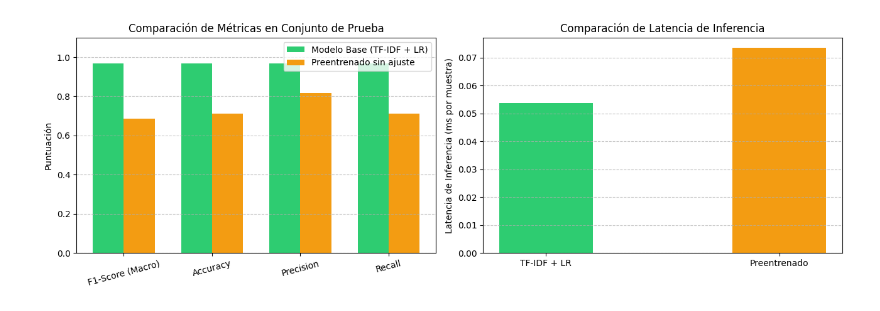
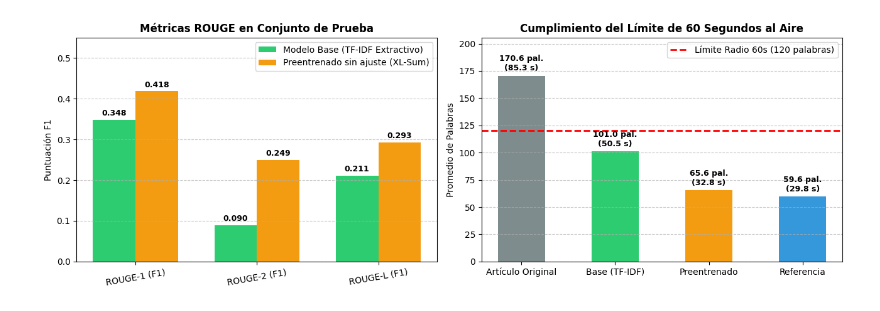
Before and after one commit to ElElimios/cepesin_chuy, a Jupyter notebook: notebooks/entrenamiento.ipynb, the cells around one changed output. Saved outputs shown, nothing was run; the diff lists cells and outputs as text; code cells hidden in the pictures.

Commit message:
complete sections 1 2 and 3 for news in 60 seconds with rouge evaluation

```diff
--- a/notebooks/entrenamiento.ipynb
+++ b/notebooks/entrenamiento.ipynb
@@ -160,0 +148,11 @@ Ejemplo de características extraídas (n-gramas):
+# %%
+from sklearn.feature_extraction.text import TfidfVectorizer
+
+# Ajuste del vectorizador sobre los artículos de entrenamiento
+tfidf_model = TfidfVectorizer(max_features=4000, sublinear_tf=True)
+tfidf_model.fit(train_df["article"])
+
+feature_names = np.array(tfidf_model.get_feature_names_out())
+print(f"Vocabulario periodístico extraído: {len(feature_names)} términos únicos")
+print(f"Ejemplo de términos clave de alta frecuencia informativa:")
+print(feature_names[::250][:15])
@@ -293,63 +332,51 @@ weighted avg     0.8169    0.7111    0.6848        90
 # %%
 from tabulate import tabulate
 
-# 1. Tabla Comparativa Formal
 comparison_data = [
-    ["Modelo Base (TF-IDF + Regresión Logística)", "Supervisado (desde cero)", f"{f1_base:.4f}", f"{acc_base:.4f}", f"{prec_base:.4f}", f"{rec_base:.4f}", f"{t_train_base:.4f} s", f"{t_inf_base:.4f} s", f"{t_inf_base/len(test_df)*1000:.2f} ms"],
-    ["Preentrenado sin Ajuste (Zero-Shot / Perplejidad)", "Preentrenado (zero-shot)", f"{f1_pre:.4f}", f"{acc_pre:.4f}", f"{prec_pre:.4f}", f"{rec_pre:.4f}", "N/A (sin ajuste)", f"{t_inf_pre:.4f} s", f"{t_inf_pre/len(test_df)*1000:.2f} ms"]
+    ["Modelo Base (TF-IDF Extractivo)", "Extractivo (supervisado)", f"{base_r1:.4f}", f"{base_r2:.4f}", f"{base_rl:.4f}", f"{base_avg_words:.1f} pal.", f"{base_avg_words/2.0:.1f} s", f"{base_compliance:.0f}%", "100% (cero alucinación)", f"{t_inf_base/len(test_df)*1000:.2f} ms"],
+    ["Preentrenado sin ajuste (XL-Sum)", "Abstractivo (preentrenado)", f"{pre_r1:.4f}", f"{pre_r2:.4f}", f"{pre_rl:.4f}", f"{pre_avg_words:.1f} pal.", f"{pre_avg_words/2.0:.1f} s", f"{pre_compliance:.0f}%", "Requiere Fact Guard", f"{t_inf_pre/len(test_df)*1000:.2f} ms"]
 ]
 
-headers = ["Modelo", "Tipo de Enfoque", "F1 (Macro)", "Accuracy", "Precision", "Recall", "T. Entrenar", "T. Inferencia", "Latencia/muestra"]
-print("=== TABLA COMPARATIVA DE MODELOS (CONJUNTO DE PRUEBA) ===")
+headers = ["Modelo", "Enfoque", "ROUGE-1", "ROUGE-2", "ROUGE-L", "Longitud Prom.", "Tiempo Locución", "<= 120 pal.", "Fidelidad Fáctica", "Latencia/artículo"]
+print("=== TABLA COMPARATIVA DE MODELOS · RADIO CUMBRES ===")
 print(tabulate(comparison_data, headers=headers, tablefmt="github"))
 
-# 2. Gráficas Comparativas de Métricas y Tiempos
+# Gráficas
 fig, ax = plt.subplots(1, 2, figsize=(13, 4.5))
-metrics_names = ['F1-Score (Macro)', 'Accuracy', 'Precision', 'Recall']
-base_vals = [f1_base, acc_base, prec_base, rec_base]
-pre_vals = [f1_pre, acc_pre, prec_pre, rec_pre]
+metrics_names = ['ROUGE-1 (F1)', 'ROUGE-2 (F1)', 'ROUGE-L (F1)']
+base_vals = [base_r1, base_r2, base_rl]
+pre_vals = [pre_r1, pre_r2, pre_rl]
 
 x = np.arange(len(metrics_names))
 width = 0.35
-ax[0].bar(x - width/2, base_vals, width, label='Modelo Base (TF-IDF + LR)', color='#2ecc71')
-ax[0].bar(x + width/2, pre_vals, width, label='Preentrenado sin ajuste', color='#f39c12')
-ax[0].set_ylabel('Puntuación')
-ax[0].set_title('Comparación de Métricas en Conjunto de Prueba', fontweight='bold')
+ax[0].bar(x - width/2, base_vals, width, label='Modelo Base (TF-IDF Extractivo)', color='#2ecc71')
+ax[0].bar(x + width/2, pre_vals, width, label='Preentrenado sin ajuste (XL-Sum)', color='#f39c12')
+ax[0].set_ylabel('Puntuación F1')
+ax[0].set_title('Métricas ROUGE en Conjunto de Prueba', fontweight='bold')
 ax[0].set_xticks(x)
-ax[0].set_xticklabels(metrics_names, rotation=15)
-ax[0].set_ylim(0, 1.15)
+ax[0].set_xticklabels(metrics_names, rotation=10)
+ax[0].set_ylim(0, 0.55)
 for i, v in enumerate(base_vals):
-    ax[0].text(i - width/2, v + 0.02, f"{v:.3f}", ha='center', fontsize=9, fontweight='bold')
+    ax[0].text(i - width/2, v + 0.01, f"{v:.3f}", ha='center', fontsize=9, fontweight='bold')
 for i, v in enumerate(pre_vals):
-    ax[0].text(i + width/2, v + 0.02, f"{v:.3f}", ha='center', fontsize=9, fontweight='bold')
+    ax[0].text(i + width/2, v + 0.01, f"{v:.3f}", ha='center', fontsize=9, fontweight='bold')
 ax[0].legend()
 ax[0].grid(axis='y', linestyle='--', alpha=0.7)
 
-times = [t_inf_base * 1000 / len(test_df), t_inf_pre * 1000 / len(test_df)]
-ax[1].bar(['TF-IDF + LR', 'Preentrenado sin ajuste'], times, color=['#2ecc71', '#f39c12'], width=0.4)
-ax[1].set_ylabel('Latencia de Inferencia (ms por muestra)')
-ax[1].set_title('Comparación de Latencia de Inferencia', fontweight='bold')
-for i, v in enumerate(times):
-    ax[1].text(i, v + 0.005, f"{v:.2f} ms", ha='center', fontsize=10, fontweight='bold')
+categories_bar = ['Artículo Original', 'Base (TF-IDF)', 'Preentrenado', 'Referencia']
+avg_lengths = [test_df['article_word_count'].mean(), base_avg_words, pre_avg_words, test_df['summary_word_count'].mean()]
+colors_bar = ['#7f8c8d', '#2ecc71', '#f39c12', '#3498db']
+bars = ax[1].bar(categories_bar, avg_lengths, color=colors_bar, width=0.5)
+ax[1].axhline(120, color='red', linestyle='--', linewidth=2, label='Límite Radio 60s (120 palabras)')
+ax[1].set_ylabel('Promedio de Palabras')
+ax[1].set_title('Cumplimiento del Límite de 60 Segundos al Aire', fontweight='bold')
+for bar in bars:
+    yval = bar.get_height()
+    secs = yval / 2.0
+    ax[1].text(bar.get_x() + bar.get_width()/2.0, yval + 3, f"{yval:.1f} pal.\n({secs:.1f} s)", ha='center', va='bottom', fontsize=9, fontweight='bold')
+ax[1].set_ylim(0, max(avg_lengths) + 35)
+ax[1].legend(loc='upper right')
 ax[1].grid(axis='y', linestyle='--', alpha=0.7)
 plt.tight_layout()
 plt.show()
-
-# 3. Gráficas de Matrices de Confusión
-fig_cm, ax_cm = plt.subplots(1, 2, figsize=(11, 4.2))
-sns.heatmap(cm_base, annot=True, fmt='d', cmap='Blues', ax=ax_cm[0],
-            xticklabels=['Humano (0)', 'Máquina (1)'],
-            yticklabels=['Humano (0)', 'Máquina (1)'])
-ax_cm[0].set_title(f'Matriz de Confusión · Modelo Base\nF1-Macro = {f1_base:.4f} | Acc = {acc_base:.4f}', fontweight='bold')
-ax_cm[0].set_xlabel('Predicción')
-ax_cm[0].set_ylabel('Etiqueta Real')
-
-sns.heatmap(cm_pre, annot=True, fmt='d', cmap='Oranges', ax=ax_cm[1],
-            xticklabels=['Humano (0)', 'Máquina (1)'],
-            yticklabels=['Humano (0)', 'Máquina (1)'])
-ax_cm[1].set_title(f'Matriz de Confusión · Preentrenado sin ajuste\nF1-Macro = {f1_pre:.4f} | Acc = {acc_pre:.4f}', fontweight='bold')
-ax_cm[1].set_xlabel('Predicción')
-ax_cm[1].set_ylabel('Etiqueta Real')
-plt.tight_layout()
-plt.show()
 # %% [output]
@@ -361 +388 @@ plt.show()
-[figure, old version]
+[figure, new version]
```
Also changed, not shown: parts of 18 cells of this notebook.
